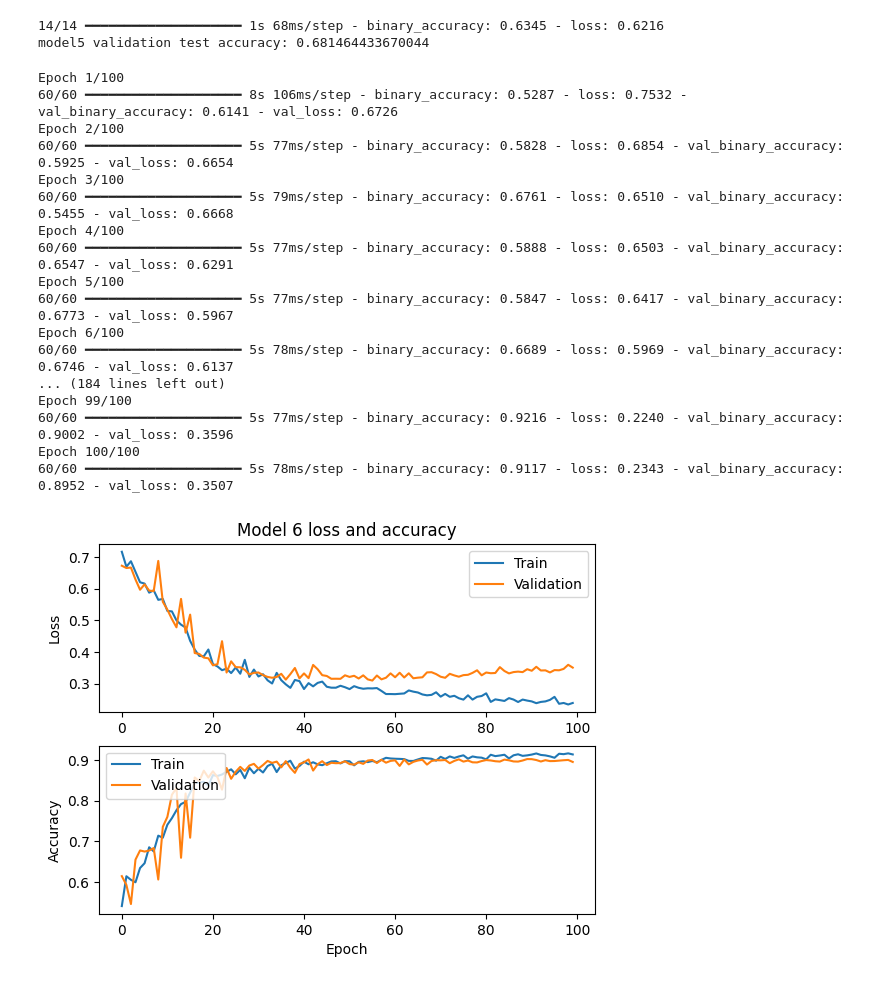
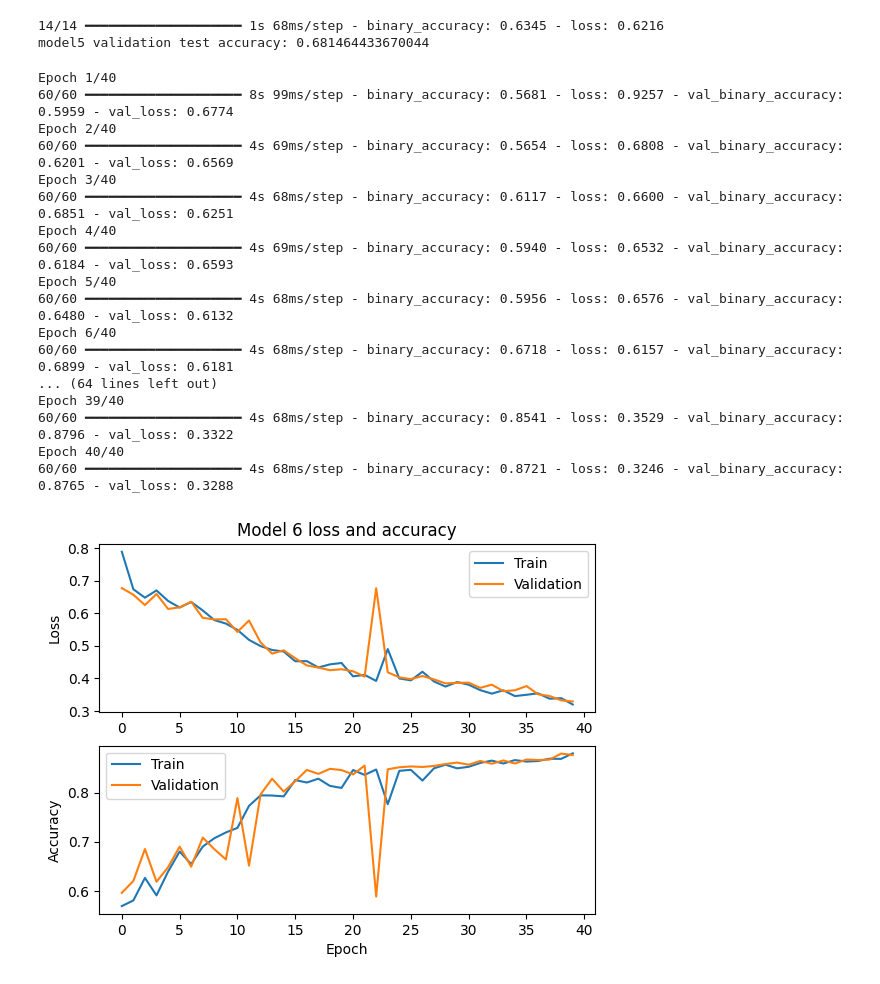
Before and after one commit to elizahoward/smart-pixels-ml, a Jupyter notebook: danielTestNotebook.ipynb, the cells around one changed output. Saved outputs shown, nothing was run; the diff lists cells and outputs as text; code cells hidden in the pictures.

```diff
--- a/danielTestNotebook.ipynb
+++ b/danielTestNotebook.ipynb
@@ -387,46 +375,47 @@ model5 validation test accuracy: 0.681464433670044
 # %%
 input1 = tf.keras.layers.Input(shape=(1,), name="z_global")
 input2 = tf.keras.layers.Input(shape=(1,), name="x_size")
 input3 = tf.keras.layers.Input(shape=(21,), name="x_profile")
 input4 = tf.keras.layers.Input(shape=(13,), name="y_profile")
 input5 = tf.keras.layers.Input(shape=(13,21,3), name="cluster")
 # flatCluster = tf.keras.layers.Flatten()(input5)
 inputList = [input1, input5]
 # inputs = tf.keras.layers.Concatenate()(inputList)
 stackConv = tf.keras.layers.Conv2D(32,(3,3),activation='relu',input_shape=(13,21,3))(input5)
 stackConv = tf.keras.layers.MaxPool2D((2,2))(stackConv)
 stackConv = tf.keras.layers.Conv2D(64,(3,3),activation='relu')(stackConv)
 stackConv = tf.keras.layers.Flatten()(stackConv)
 stackSingles = tf.keras.layers.Dense(16,activation='relu')(input1)
+# stackSingles = tf.keras.layers.Flatten()(stackSingles)
 stack = tf.keras.layers.Concatenate()([stackSingles,stackConv])
 stack = tf.keras.layers.Dense(16,activation='relu')(stack)
 stack = tf.keras.layers.Dense(16)(stack)
 output = tf.keras.layers.Dense(1,activation='sigmoid')(stack)
 
 model6 = tf.keras.Model(inputs=inputList, outputs=output)
 
 # model.summary()
 
 model6.compile(optimizer='adam', loss='binary_crossentropy', metrics=['binary_accuracy'])
-
-history6 = model6.fit(x=trainODG,validation_data=validationODG, callbacks=callbacks,epochs=100)
+callbacks = []
+history6 = model6.fit(x=trainODG,validation_data=validationODG, callbacks=callbacks,epochs=40)
 plotModelHistory(history6, 6)
 # %% [output]
-Epoch 1/100
-60/60 ━━━━━━━━━━━━━━━━━━━━ 8s 106ms/step - binary_accuracy: 0.5287 - loss: 0.7532 - val_binary_accuracy: 0.6141 - val_loss: 0.6726
-Epoch 2/100
-60/60 ━━━━━━━━━━━━━━━━━━━━ 5s 77ms/step - binary_accuracy: 0.5828 - loss: 0.6854 - val_binary_accuracy: 0.5925 - val_loss: 0.6654
-Epoch 3/100
-60/60 ━━━━━━━━━━━━━━━━━━━━ 5s 79ms/step - binary_accuracy: 0.6761 - loss: 0.6510 - val_binary_accuracy: 0.5455 - val_loss: 0.6668
-Epoch 4/100
-60/60 ━━━━━━━━━━━━━━━━━━━━ 5s 77ms/step - binary_accuracy: 0.5888 - loss: 0.6503 - val_binary_accuracy: 0.6547 - val_loss: 0.6291
-Epoch 5/100
-60/60 ━━━━━━━━━━━━━━━━━━━━ 5s 77ms/step - binary_accuracy: 0.5847 - loss: 0.6417 - val_binary_accuracy: 0.6773 - val_loss: 0.5967
-Epoch 6/100
-60/60 ━━━━━━━━━━━━━━━━━━━━ 5s 78ms/step - binary_accuracy: 0.6689 - loss: 0.5969 - val_binary_accuracy: 0.6746 - val_loss: 0.6137
-... (184 lines left out)
-Epoch 99/100
-60/60 ━━━━━━━━━━━━━━━━━━━━ 5s 77ms/step - binary_accuracy: 0.9216 - loss: 0.2240 - val_binary_accuracy: 0.9002 - val_loss: 0.3596
-Epoch 100/100
-60/60 ━━━━━━━━━━━━━━━━━━━━ 5s 78ms/step - binary_accuracy: 0.9117 - loss: 0.2343 - val_binary_accuracy: 0.8952 - val_loss: 0.3507
+Epoch 1/40
+60/60 ━━━━━━━━━━━━━━━━━━━━ 8s 99ms/step - binary_accuracy: 0.5681 - loss: 0.9257 - val_binary_accuracy: 0.5959 - val_loss: 0.6774
+Epoch 2/40
+60/60 ━━━━━━━━━━━━━━━━━━━━ 4s 69ms/step - binary_accuracy: 0.5654 - loss: 0.6808 - val_binary_accuracy: 0.6201 - val_loss: 0.6569
+Epoch 3/40
+60/60 ━━━━━━━━━━━━━━━━━━━━ 4s 68ms/step - binary_accuracy: 0.6117 - loss: 0.6600 - val_binary_accuracy: 0.6851 - val_loss: 0.6251
+Epoch 4/40
+60/60 ━━━━━━━━━━━━━━━━━━━━ 4s 69ms/step - binary_accuracy: 0.5940 - loss: 0.6532 - val_binary_accuracy: 0.6184 - val_loss: 0.6593
+Epoch 5/40
+60/60 ━━━━━━━━━━━━━━━━━━━━ 4s 68ms/step - binary_accuracy: 0.5956 - loss: 0.6576 - val_binary_accuracy: 0.6480 - val_loss: 0.6132
+Epoch 6/40
+60/60 ━━━━━━━━━━━━━━━━━━━━ 4s 68ms/step - binary_accuracy: 0.6718 - loss: 0.6157 - val_binary_accuracy: 0.6899 - val_loss: 0.6181
+... (64 lines left out)
+Epoch 39/40
+60/60 ━━━━━━━━━━━━━━━━━━━━ 4s 68ms/step - binary_accuracy: 0.8541 - loss: 0.3529 - val_binary_accuracy: 0.8796 - val_loss: 0.3322
+Epoch 40/40
+60/60 ━━━━━━━━━━━━━━━━━━━━ 4s 68ms/step - binary_accuracy: 0.8721 - loss: 0.3246 - val_binary_accuracy: 0.8765 - val_loss: 0.3288
-[figure, old version]
+[figure, new version]
```
Also changed, not shown: parts of 11 cells of this notebook, 4 other files.
